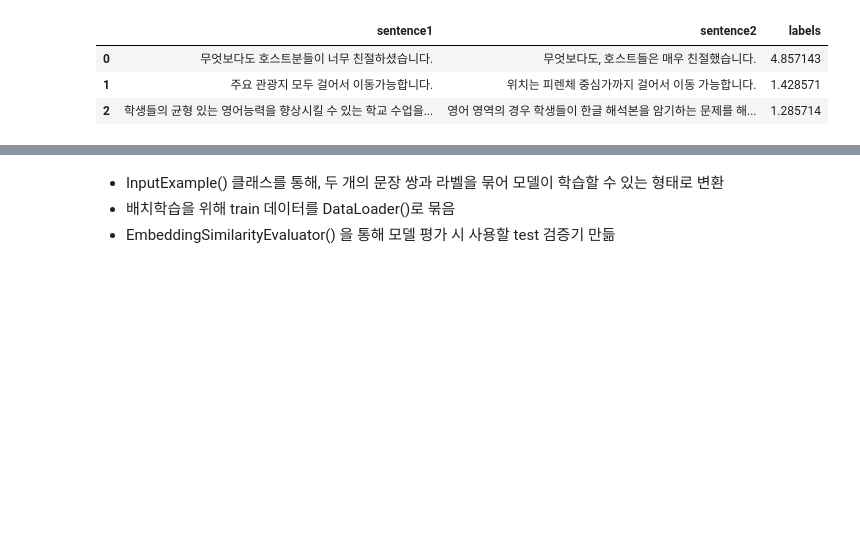
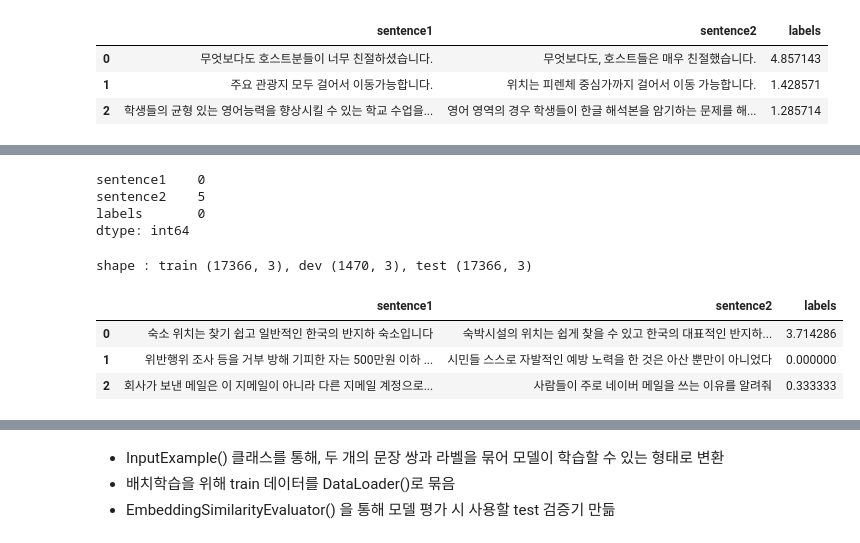
Before and after one commit to WooKyungHwa/NLU_3-, a Jupyter notebook: 우경화_sts.ipynb, the cells around one changed output, grey strips where cells are left out. Cells and saved outputs as stored; diff of their text form; code cells hidden in the pictures; blank space fills up the shorter version.

```diff
--- a/우경화_sts.ipynb
+++ b/우경화_sts.ipynb
@@ -152,0 +307,37 @@ test_data.head(3)
+# %%
+# train 데이터 결측치 정보를 확인
+add_train_data.isnull().sum()
+# %% [output]
+sentence1    0
+sentence2    5
+labels       0
+dtype: int64
+# %%
+# 결측치 제거
+add_train_data = add_train_data.dropna()
+validation_kor_data = validation_kor_data.dropna()
+add_test_data = add_test_data.dropna()
+print(f'shape : train {add_train_data.shape}, dev {validation_kor_data.shape}, test {add_train_data.shape}')
+# %% [output]
+shape : train (17366, 3), dev (1470, 3), test (17366, 3)
+# %%
+# 특수문자 제거
+# 한글, 영어, 숫자를 제외하고 모두 제거
+def cleaning(sentence) :
+  return re.sub('[^가-힣ㄱ-ㅎㅏ-ㅣa-zA-Z0-9]', ' ', sentence)
+
+add_train_data['sentence1'] = add_train_data['sentence1'].apply(cleaning)
+add_train_data['sentence2'] = add_train_data['sentence2'].apply(cleaning)
+
+validation_kor_data['sentence1'] = validation_kor_data['sentence1'].apply(cleaning)
+validation_kor_data['sentence2'] = validation_kor_data['sentence2'].apply(cleaning)
+
+add_test_data['sentence1'] = add_test_data['sentence1'].apply(cleaning)
+add_test_data['sentence2'] = add_test_data['sentence2'].apply(cleaning)
+
+add_train_data.head(3)
+# %% [output]
+|  | sentence1 | sentence2 | labels |
+| 0 | 숙소 위치는 찾기 쉽고 일반적인 한국의 반지하 숙소입니다 | 숙박시설의 위치는 쉽게 찾을 수 있고 한국의 대표적인 반지하... | 3.714286 |
+| 1 | 위반행위 조사 등을 거부 방해 기피한 자는 500만원 이하 ... | 시민들 스스로 자발적인 예방 노력을 한 것은 아산 뿐만이 아니었다 | 0.000000 |
+| 2 | 회사가 보낸 메일은 이 지메일이 아니라 다른 지메일 계정으로... | 사람들이 주로 네이버 메일을 쓰는 이유를 알려줘 | 0.333333 |
```
Also changed, not shown: parts of 29 cells of this notebook.
